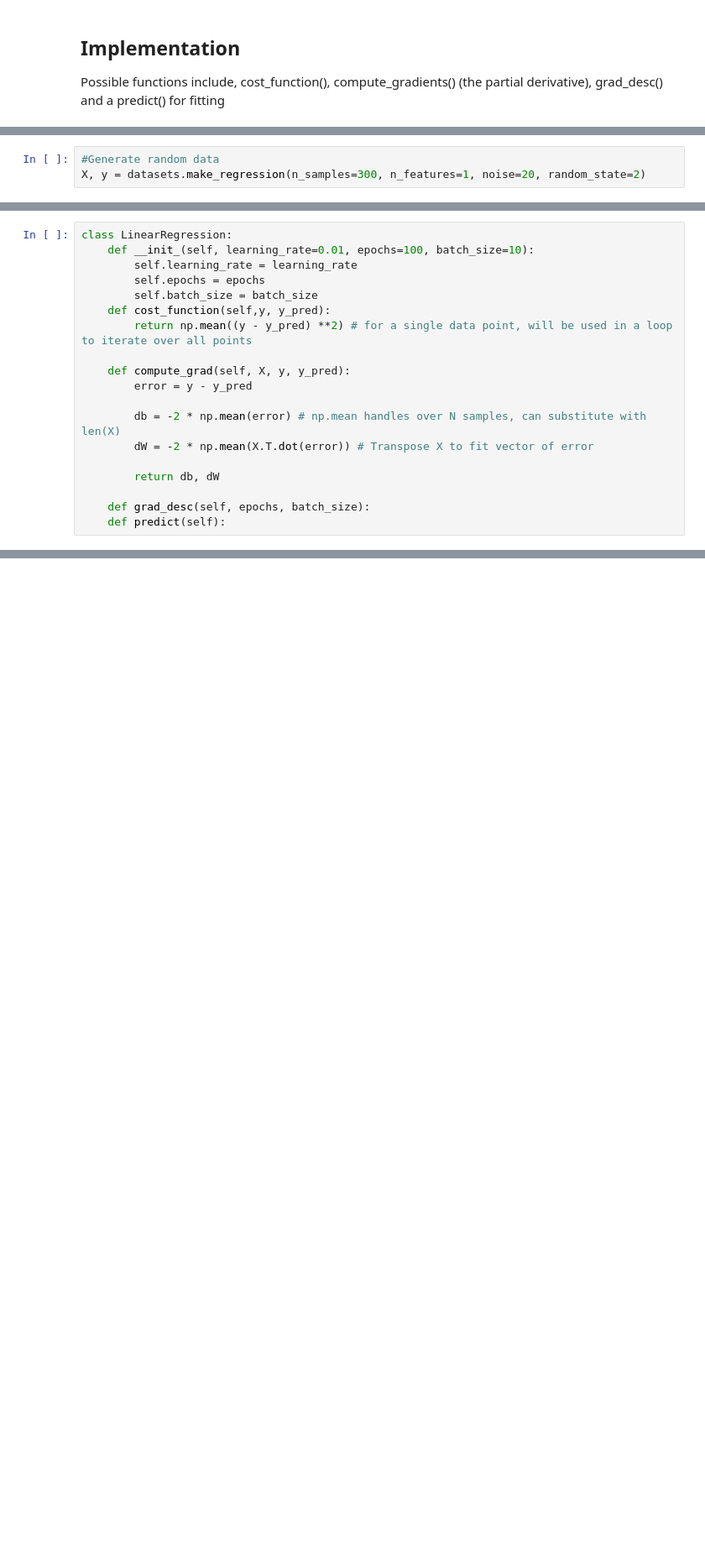
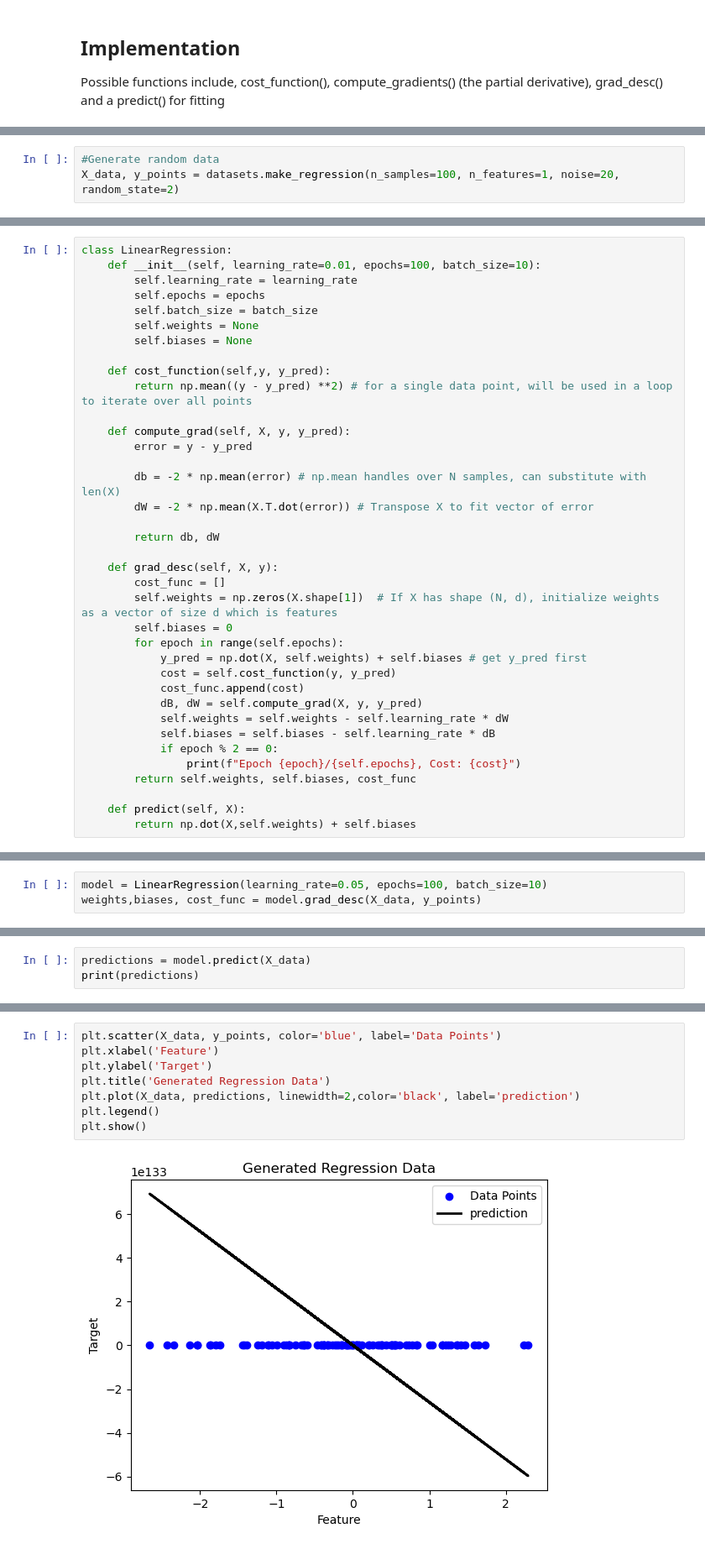
Before and after one commit to devireddyprasanth22/ml-models, a Jupyter notebook: linear_regression/linear_regression.ipynb, the cells around one changed output, grey strips where cells are left out. Shown at 84% size. Saved outputs shown, nothing was run; the diff lists cells and outputs as text; blank space fills up the shorter version.

Commit message:
basic linear regression model implemented; need to investigate batch implementation

```diff
--- a/linear_regression/linear_regression.ipynb
+++ b/linear_regression/linear_regression.ipynb
@@ -77,3 +80,3 @@ from sklearn import datasets
 # %%
 #Generate random data
-X, y = datasets.make_regression(n_samples=300, n_features=1, noise=20, random_state=2)
+X_data, y_points = datasets.make_regression(n_samples=100, n_features=1, noise=20, random_state=2)
@@ -82,9 +107,12 @@ Error:
 # %%
 class LinearRegression:
-    def __init_(self, learning_rate=0.01, epochs=100, batch_size=10):
+    def __init__(self, learning_rate=0.01, epochs=100, batch_size=10):
         self.learning_rate = learning_rate
         self.epochs = epochs
         self.batch_size = batch_size
+        self.weights = None
+        self.biases = None
+
     def cost_function(self,y, y_pred):
         return np.mean((y - y_pred) **2) # for a single data point, will be used in a loop to iterate over all points
 
@@ -96,5 +124,20 @@ class LinearRegression:
 
         return db, dW
 
-    def grad_desc(self, epochs, batch_size):
-    def predict(self):
+    def grad_desc(self, X, y):
+        cost_func = []
+        self.weights = np.zeros(X.shape[1])  # If X has shape (N, d), initialize weights as a vector of size d which is features
+        self.biases = 0
+        for epoch in range(self.epochs):
+            y_pred = np.dot(X, self.weights) + self.biases # get y_pred first
+            cost = self.cost_function(y, y_pred)
+            cost_func.append(cost)
+            dB, dW = self.compute_grad(X, y, y_pred)
+            self.weights = self.weights - self.learning_rate * dW
+            self.biases = self.biases - self.learning_rate * dB
+            if epoch % 2 == 0:
+                print(f"Epoch {epoch}/{self.epochs}, Cost: {cost}")
+        return self.weights, self.biases, cost_func
+
+    def predict(self, X):
+        return np.dot(X,self.weights) + self.biases
@@ -102,0 +144,3 @@ IndentationError: expected an indented block after function definition on line 6
+# %%
+model = LinearRegression(learning_rate=0.05, epochs=100, batch_size=10)
+weights,biases, cost_func = model.grad_desc(X_data, y_points)
@@ -102,0 +165,3 @@ IndentationError: expected an indented block after function definition on line 6
+# %%
+predictions = model.predict(X_data)
+print(predictions)
@@ -102,0 +186,10 @@ IndentationError: expected an indented block after function definition on line 6
+# %%
+plt.scatter(X_data, y_points, color='blue', label='Data Points')
+plt.xlabel('Feature')
+plt.ylabel('Target')
+plt.title('Generated Regression Data')
+plt.plot(X_data, predictions, linewidth=2,color='black', label='prediction')
+plt.legend()
+plt.show()
+# %% [output]
+[figure, added]
```
Also changed, not shown: parts of 7 cells of this notebook.
